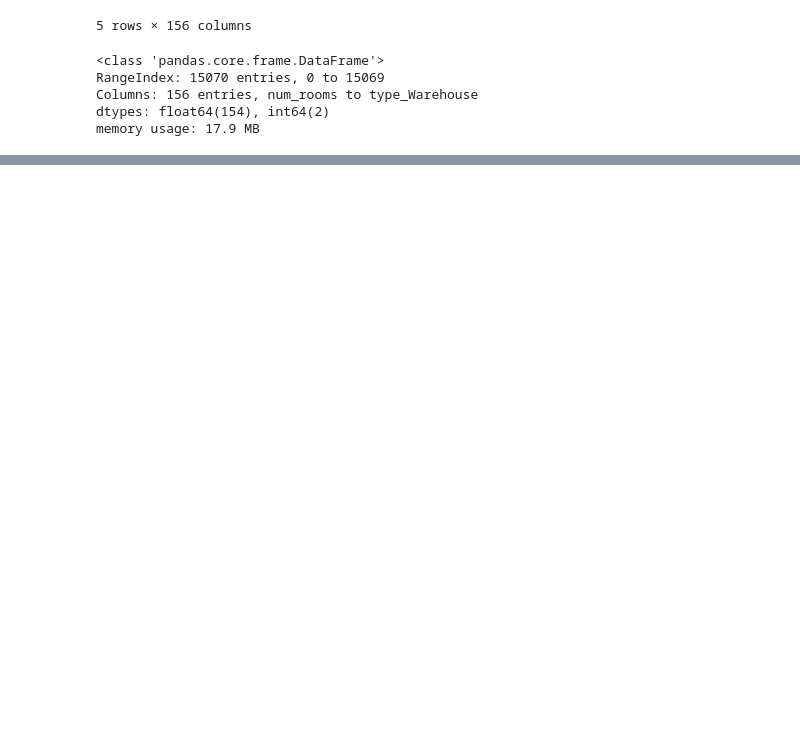
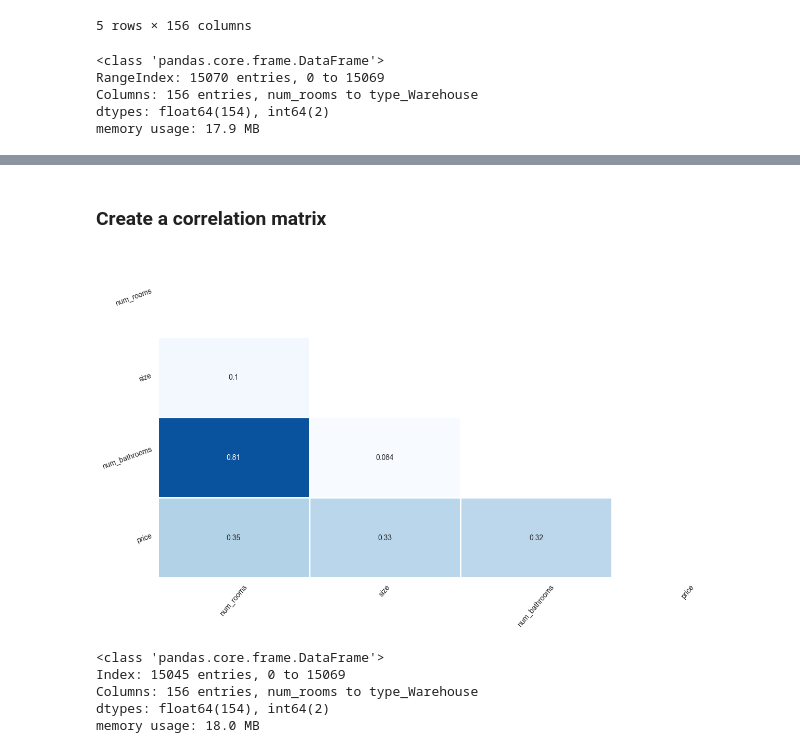
Before and after one commit to joefarah850/Capstone-Project, a Jupyter notebook: Preprocessing-Test/preprocessing.ipynb, the cells around one changed output, grey strips where cells are left out. Drawn from its saved outputs; the diff is of its cells as text; code cells hidden in the pictures; blank space fills up the shorter version.

```diff
--- a/Preprocessing-Test/preprocessing.ipynb
+++ b/Preprocessing-Test/preprocessing.ipynb
@@ -258,0 +302,34 @@ memory usage: 17.9 MB
+# %% [markdown]
+### Create a correlation matrix
+# %%
+# create new dataframe with selected columns
+df_selected = df3[['num_rooms', 'size', 'num_bathrooms', 'price']]
+
+# correlation matrix
+correlation = abs(df_selected.corr())
+
+# select the lower triangle of the correlation matrix and mask the upper triangle
+triangle = np.tril(correlation, k = -1)
+mask = triangle == 0
+
+# plot size
+plt.figure(figsize=(15, 8))
+
+# set white grid lines
+sns.set_style(style="white")
+
+# heat map
+sns.heatmap(triangle, center=0.5, cmap="Blues", annot=True, xticklabels=correlation.index, yticklabels=correlation.columns, cbar=False, linewidths=1, mask=mask)
+plt.xticks(rotation = 50)
+plt.yticks(rotation = 20)
+plt.show()
+# %% [output]
+[figure, added]
+# %%
+df3.info()
+# %% [output]
+<class 'pandas.core.frame.DataFrame'>
+Index: 15045 entries, 0 to 15069
+Columns: 156 entries, num_rooms to type_Warehouse
+dtypes: float64(154), int64(2)
+memory usage: 18.0 MB
```
Also changed, not shown: parts of 6 cells of this notebook, 2 other files.
